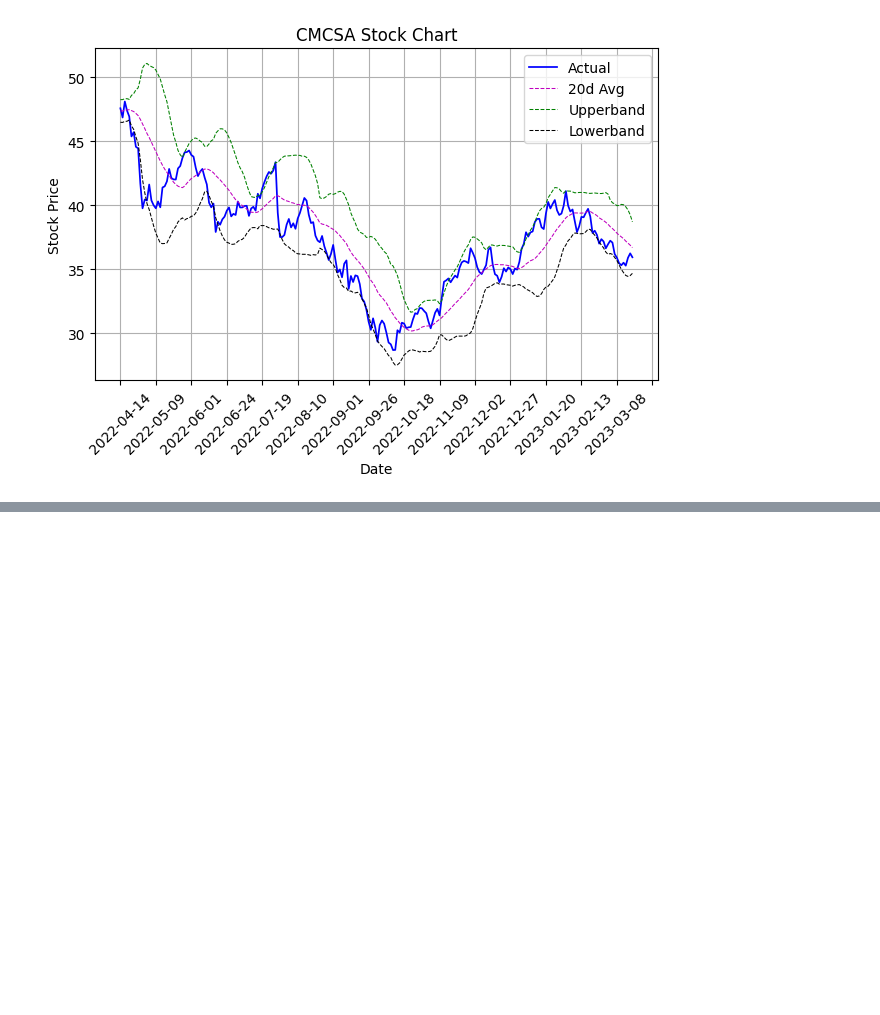
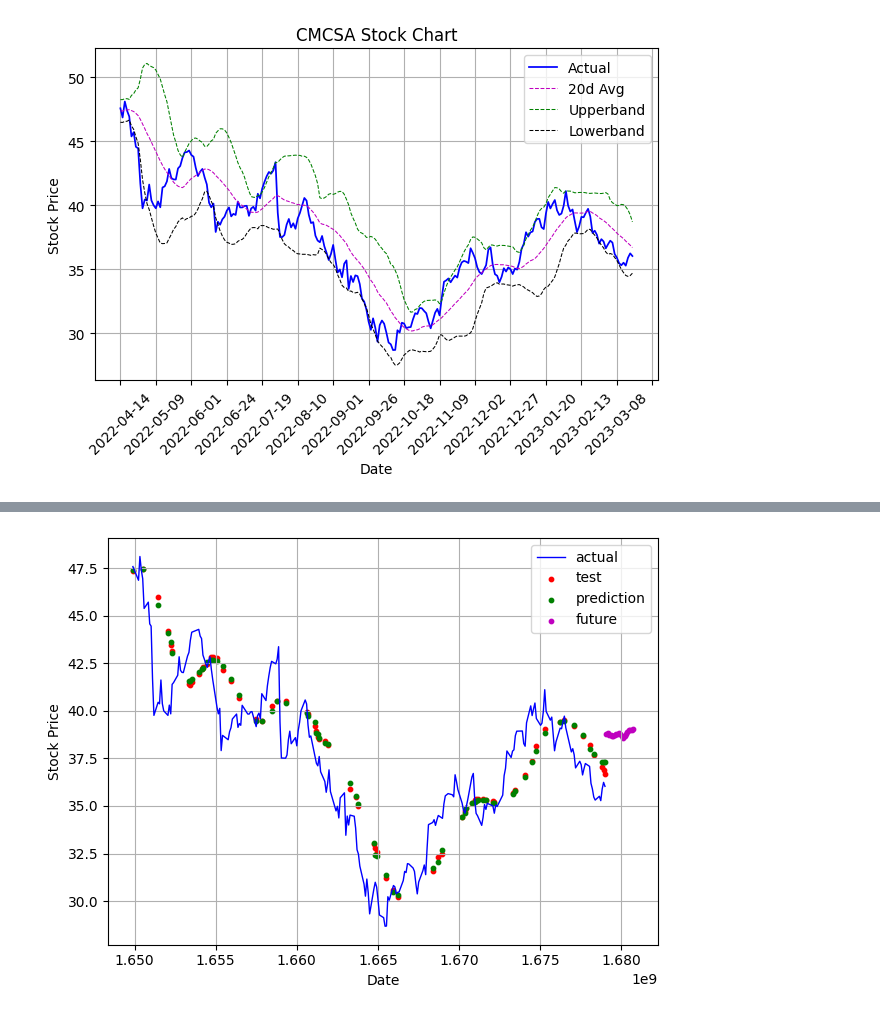
Before and after one commit to geoffpatton/dsci-521-project, a Jupyter notebook: prediction.ipynb, the cells around one changed output, grey strips where cells are left out. Saved outputs shown, nothing was run; the diff lists cells and outputs as text; code cells hidden in the pictures; blank space fills up the shorter version.

```diff
--- a/prediction.ipynb
+++ b/prediction.ipynb
@@ -185,3 +185,72 @@ plt.legend()
 plt.show()
 # %% [output]
 [figure]
+# %%
+
+#### Attempted Future Prediction
+
+data_x = stock_technical_df['unix_time']
+data_y = stock_technical_df['middleband']
+
+#x_train, x_test, y_train, y_test = train_test_split(data_x, data_y, test_size=0.3, shuffle=False, random_state=1)
+x_train, x_test, y_train, y_test = train_test_split(data_x, data_y, test_size=0.3, random_state=1) #20
+
+x_train = np.array(x_train).reshape(-1, 1)
+x_test = np.array(x_test).reshape(-1, 1)
+
+y_train = np.array(y_train).reshape(-1)
+y_test = np.array(y_test)
+
+rforest = RandomForestRegressor(n_estimators=1000, n_jobs=-1)
+rforest.fit(x_train, y_train)
+
+prediction = rforest.predict(x_test)
+
+
+future_date = int(stock_technical_df.tail(1)['unix_time'])
+future_price = prediction[-1]
+
+print("last date")
+print(future_date)
+
+future_dates=[]
+future_predictions=[]
+
+
+for idx in range(20):
+    future_date = future_date + 86400
+    future_dates.append(future_date)
+
+    modifier = random.randint(-50, 50) / 10000 + 1
+    future_price *= modifier
+    future_predictions.append(future_price)
+
+print("future_dates")
+print(future_dates)
+
+print("future_prediction")
+print(future_predictions)
+
+future_dates = np.array(future_dates).reshape(-1, 1)
+future_predictions = np.array(future_predictions)
+
+rforest.fit(future_dates, future_predictions)
+
+future_prediction = rforest.predict(future_dates)
+
+print("future_prediction")
+print(future_prediction)
+
+ax = plt.axes()
+ax.grid()
+ax.set(xlabel='Date', ylabel='Stock Price')
+
+ax.plot(stock_technical_df['unix_time'], stock_technical_df['close'], label='actual', c='b', linewidth=1)
+ax.scatter(x_test[:,0], y_test, label='test', c='r', s=10)
+ax.scatter(x_test[:,0], prediction, label='prediction', c='g', s=10)
+ax.scatter(future_dates[:,0], future_prediction, label='future', c='m', s=10)
+
+plt.tight_layout()
+plt.legend()
+plt.show()
+# %% [output]
@@ -187,0 +268 @@ plt.show()
+[figure, added]
```
Also changed, not shown: parts of 5 cells of this notebook, 5 other files.
